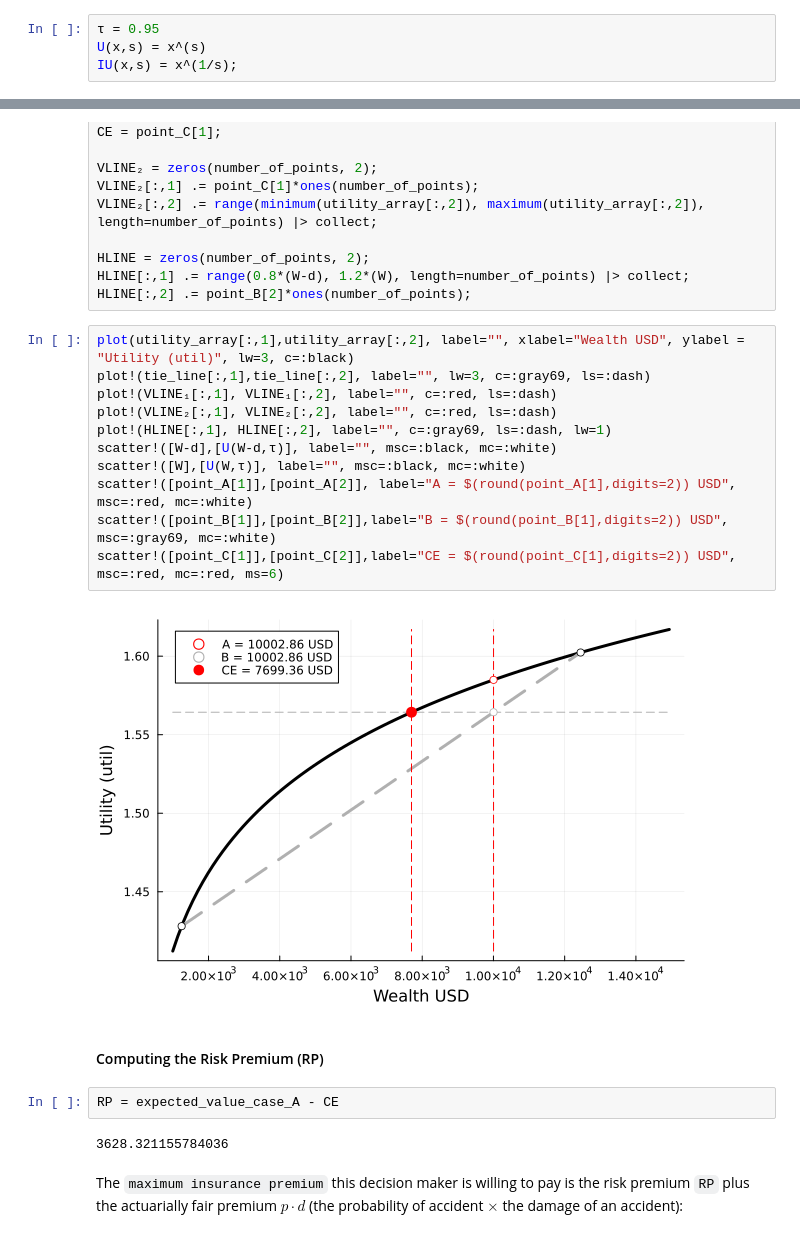
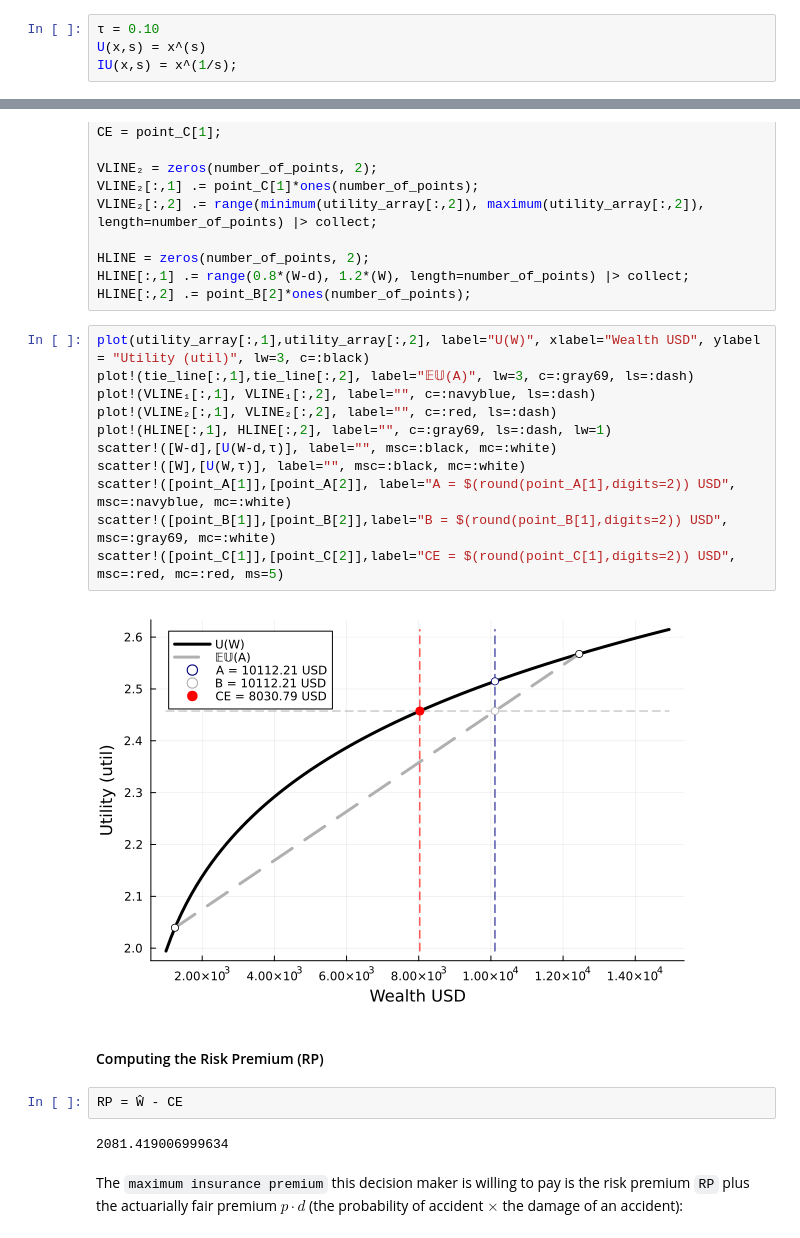
Before and after one commit to varnerlab/CHEME-5760-Examples-F23, a Jupyter notebook: CHEME-5760-L5a-InsuranceProblem.ipynb, the cells around one changed output, grey strips where cells are left out. Saved outputs shown, nothing was run; the diff lists cells and outputs as text.

```diff
--- a/CHEME-5760-L5a-InsuranceProblem.ipynb
+++ b/CHEME-5760-L5a-InsuranceProblem.ipynb
@@ -105,7 +103,7 @@ end
 ### Expected Utility Simulation
 To compute the expected utility of each scenario, we use the instance of the `Bernoulli` distribution exported from the [Distributions.jl](https://github.com/JuliaStats/Distributions.jl) package that we constructed above, a similar sampling algorithm and a utility function. Let's begin by defining a utility function $U(x,s)$ and the inverse of the utility function $IU(x,s)$. Finally, we specify a value for the risk-aversion parameter $\tau$:
 # %%
-τ = 0.95
+τ = 0.10
 U(x,s) = x^(s)
 IU(x,s) = x^(1/s);
 # %% [markdown]
@@ -218,24 +237,24 @@ HLINE = zeros(number_of_points, 2);
 HLINE[:,1] .= range(0.8*(W-d), 1.2*(W), length=number_of_points) |> collect;
 HLINE[:,2] .= point_B[2]*ones(number_of_points);
 # %%
-plot(utility_array[:,1],utility_array[:,2], label="", xlabel="Wealth USD", ylabel = "Utility (util)", lw=3, c=:black)
-plot!(tie_line[:,1],tie_line[:,2], label="", lw=3, c=:gray69, ls=:dash)
-plot!(VLINE₁[:,1], VLINE₁[:,2], label="", c=:red, ls=:dash)
+plot(utility_array[:,1],utility_array[:,2], label="U(W)", xlabel="Wealth USD", ylabel = "Utility (util)", lw=3, c=:black)
+plot!(tie_line[:,1],tie_line[:,2], label="𝔼𝕌(A)", lw=3, c=:gray69, ls=:dash)
+plot!(VLINE₁[:,1], VLINE₁[:,2], label="", c=:navyblue, ls=:dash)
 plot!(VLINE₂[:,1], VLINE₂[:,2], label="", c=:red, ls=:dash)
 plot!(HLINE[:,1], HLINE[:,2], label="", c=:gray69, ls=:dash, lw=1)
 scatter!([W-d],[U(W-d,τ)], label="", msc=:black, mc=:white)
 scatter!([W],[U(W,τ)], label="", msc=:black, mc=:white)
-scatter!([point_A[1]],[point_A[2]], label="A = $(round(point_A[1],digits=2)) USD", msc=:red, mc=:white)
+scatter!([point_A[1]],[point_A[2]], label="A = $(round(point_A[1],digits=2)) USD", msc=:navyblue, mc=:white)
 scatter!([point_B[1]],[point_B[2]],label="B = $(round(point_B[1],digits=2)) USD", msc=:gray69, mc=:white)
-scatter!([point_C[1]],[point_C[2]],label="CE = $(round(point_C[1],digits=2)) USD", msc=:red, mc=:red, ms=6)
+scatter!([point_C[1]],[point_C[2]],label="CE = $(round(point_C[1],digits=2)) USD", msc=:red, mc=:red, ms=5)
 # %% [output]
-[figure, old version]
+[figure, new version]
 # %% [markdown]
 #### Computing the Risk Premium (RP)
 # %%
-RP = expected_value_case_A - CE
+RP = Ŵ - CE
 # %% [output]
-3628.321155784036
+2081.419006999634
 # %% [markdown]
 The `maximum insurance premium` this decision maker is willing to pay is the risk premium `RP` plus the actuarially fair premium $p\cdot{d}$ (the probability of accident $\times$ the damage of an accident):
 # %%
```
Also changed, not shown: parts of 12 cells of this notebook, 2 other files.
